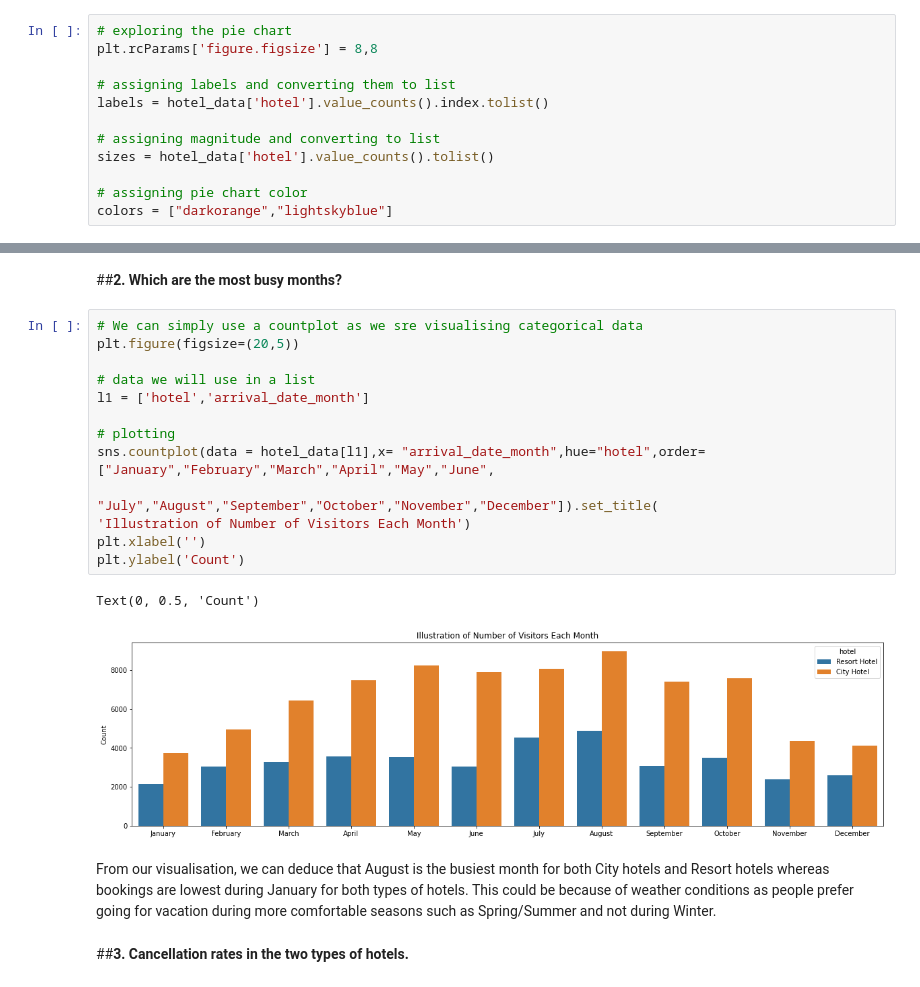
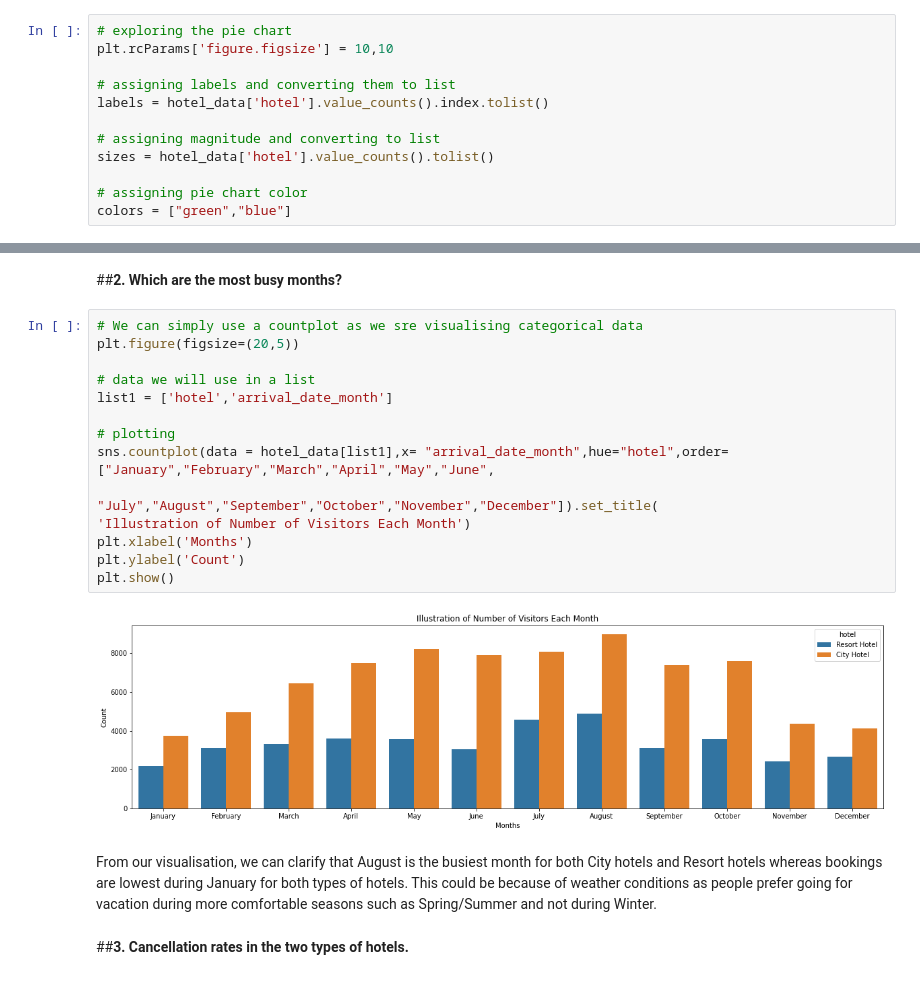
Before and after one commit to zeeshubanny/EDA-HOTEL-BOOKING, a Jupyter notebook: Hotel_Booking_Analysis_Capstone_Project.ipynb, the cells around one changed output, grey strips where cells are left out. Saved outputs shown, nothing was run; the diff lists cells and outputs as text.

```diff
--- a/Hotel_Booking_Analysis_Capstone_Project.ipynb
+++ b/Hotel_Booking_Analysis_Capstone_Project.ipynb
@@ -183,7 +184,7 @@ hotel_data['arrival_date_year'] = hotel_data['arrival_date_year'].apply(lambda x
 ###**1. What type of hotel has more bookings?**
 # %%
 # exploring the pie chart
-plt.rcParams['figure.figsize'] = 8,8
+plt.rcParams['figure.figsize'] = 10,10
 
 # assigning labels and converting them to list
 labels = hotel_data['hotel'].value_counts().index.tolist()
@@ -192,7 +193,7 @@ labels = hotel_data['hotel'].value_counts().index.tolist()
 sizes = hotel_data['hotel'].value_counts().tolist()
 
 # assigning pie chart color
-colors = ["darkorange","lightskyblue"]
+colors = ["green","blue"]
 # %%
 # creating pie chart
 # autopct enables you to display the percent value using Python string formatting. .1f% will round off to the tenth place.
@@ -215,21 +211,21 @@ plt.pie(sizes,labels=labels,colors=colors,autopct='%1.1f%%',startangle=90, textp
 # %%
 # We can simply use a countplot as we sre visualising categorical data
 plt.figure(figsize=(20,5))
 
 # data we will use in a list
-l1 = ['hotel','arrival_date_month']
+list1 = ['hotel','arrival_date_month']
 
 # plotting
-sns.countplot(data = hotel_data[l1],x= "arrival_date_month",hue="hotel",order=["January","February","March","April","May","June",
+sns.countplot(data = hotel_data[list1],x= "arrival_date_month",hue="hotel",order=["January","February","March","April","May","June",
                                                                               "July","August","September","October","November","December"]).set_title(
 'Illustration of Number of Visitors Each Month')
-plt.xlabel('')
+plt.xlabel('Months')
 plt.ylabel('Count')
+plt.show()
 # %% [output]
-Text(0, 0.5, 'Count')
-[figure, old version]
+[figure, new version]
 # %% [markdown]
-From our visualisation, we can deduce that August is the busiest month for both City hotels and Resort hotels whereas bookings are lowest during January for both types of hotels. This could be because of weather conditions as people prefer going for vacation during more comfortable seasons such as Spring/Summer and not during Winter.
+From our visualisation, we can clarify that August is the busiest month for both City hotels and Resort hotels whereas bookings are lowest during January for both types of hotels. This could be because of weather conditions as people prefer going for vacation during more comfortable seasons such as Spring/Summer and not during Winter.
 # %% [markdown]
 ##**3. Cancellation rates in the two types of hotels.**
 # %%
```
Also changed, not shown: parts of 13 cells of this notebook.
